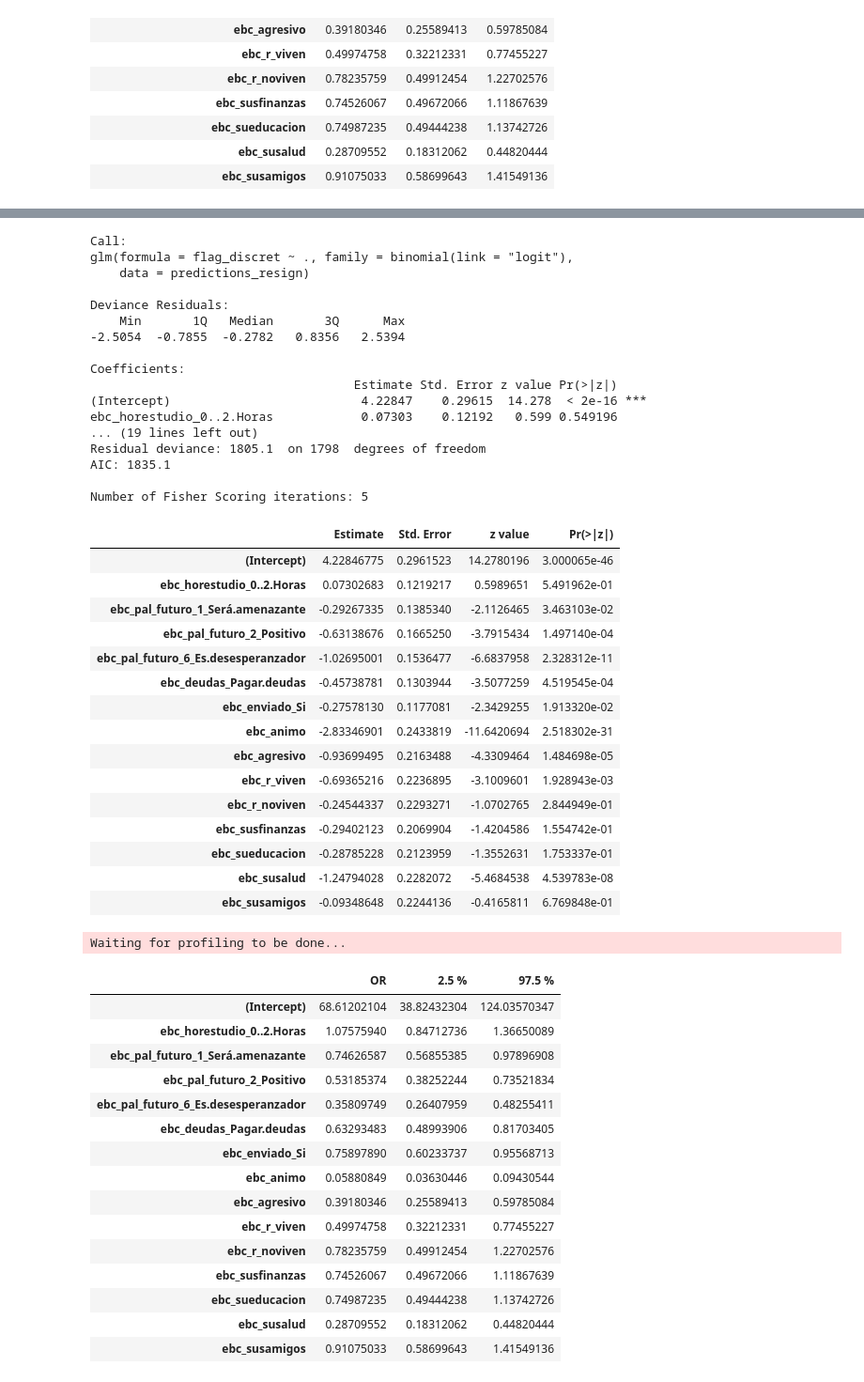
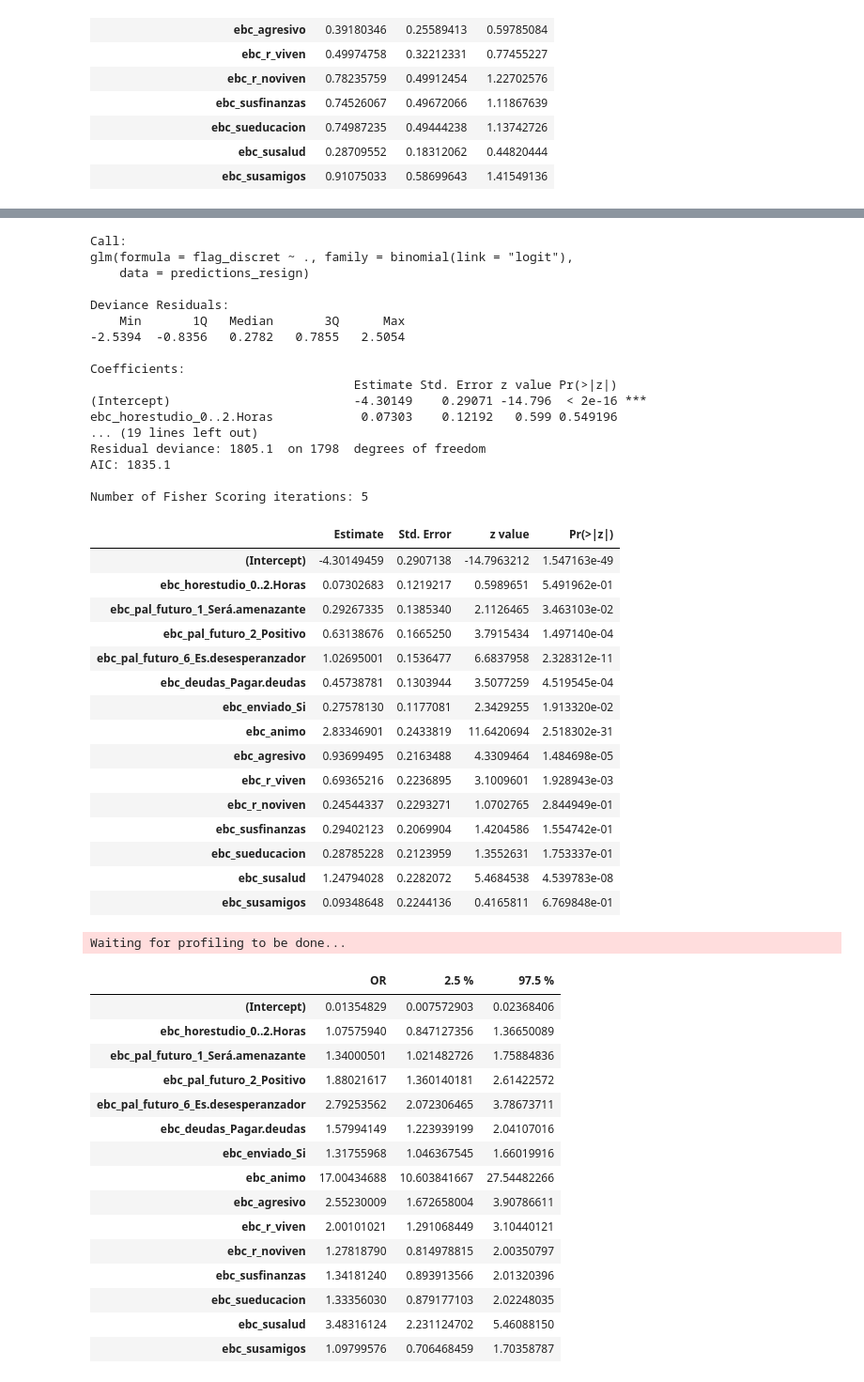
Before and after one commit to Yagwar/Proyectos, a Jupyter notebook: 4_1_2 Regresiones_informativas (R).ipynb, the cells around one changed output, grey strips where cells are left out. Shown at 94% size. Drawn from its saved outputs; the diff is of its cells as text; code cells hidden in the pictures.

```diff
--- a/4_1_2 Regresiones_informativas (R).ipynb
+++ b/4_1_2 Regresiones_informativas (R).ipynb
@@ -438,60 +457,61 @@ Waiting for profiling to be done...
 # %%
 ##Identificar variables con relación inversa y Recodifcar variables inversas
 predictions_resign=predictions_df
-predictions_resign[,model_1$coefficients<0]=1-predictions_resign[,model_1$coefficients<0]
+# predictions_resign[,model_1$coefficients<0]=1-predictions_resign[,model_1$coefficients<0]
+predictions_resign[names(model_1$coefficients[model_1$coefficients<0])]=1-predictions_resign[names(model_1$coefficients[model_1$coefficients<0])]
 ## instanciar modelo_2 con variables recodificadas.
 model_2 <- glm(flag_discret ~.,family=binomial(link='logit'),data=predictions_resign)
 summary(model_2)
 summary(model_2)$coefficients
 exp(cbind(OR = coef(model_2), confint(model_2)))
 # %% [output]
 Call:
 glm(formula = flag_discret ~ ., family = binomial(link = "logit"),
     data = predictions_resign)
 
 Deviance Residuals:
     Min       1Q   Median       3Q      Max
--2.5054  -0.7855  -0.2782   0.8356   2.5394
+-2.5394  -0.8356   0.2782   0.7855   2.5054
 
 Coefficients:
                                     Estimate Std. Error z value Pr(>|z|)
-(Intercept)                          4.22847    0.29615  14.278  < 2e-16 ***
+(Intercept)                         -4.30149    0.29071 -14.796  < 2e-16 ***
 ebc_horestudio_0..2.Horas            0.07303    0.12192   0.599 0.549196
 ... (19 lines left out)
 Residual deviance: 1805.1  on 1798  degrees of freedom
 AIC: 1835.1
 
 Number of Fisher Scoring iterations: 5
 |  | Estimate | Std. Error | z value | Pr(>|z|) |
-| (Intercept) | 4.22846775 | 0.2961523 | 14.2780196 | 3.000065e-46 |
+| (Intercept) | -4.30149459 | 0.2907138 | -14.7963212 | 1.547163e-49 |
 | ebc_horestudio_0..2.Horas | 0.07302683 | 0.1219217 | 0.5989651 | 5.491962e-01 |
-| ebc_pal_futuro_1_Será.amenazante | -0.29267335 | 0.1385340 | -2.1126465 | 3.463103e-02 |
-| ebc_pal_futuro_2_Positivo | -0.63138676 | 0.1665250 | -3.7915434 | 1.497140e-04 |
-| ebc_pal_futuro_6_Es.desesperanzador | -1.02695001 | 0.1536477 | -6.6837958 | 2.328312e-11 |
-| ebc_deudas_Pagar.deudas | -0.45738781 | 0.1303944 | -3.5077259 | 4.519545e-04 |
-| ebc_enviado_Si | -0.27578130 | 0.1177081 | -2.3429255 | 1.913320e-02 |
-| ebc_animo | -2.83346901 | 0.2433819 | -11.6420694 | 2.518302e-31 |
-| ebc_agresivo | -0.93699495 | 0.2163488 | -4.3309464 | 1.484698e-05 |
-| ebc_r_viven | -0.69365216 | 0.2236895 | -3.1009601 | 1.928943e-03 |
-| ebc_r_noviven | -0.24544337 | 0.2293271 | -1.0702765 | 2.844949e-01 |
-| ebc_susfinanzas | -0.29402123 | 0.2069904 | -1.4204586 | 1.554742e-01 |
-| ebc_sueducacion | -0.28785228 | 0.2123959 | -1.3552631 | 1.753337e-01 |
-| ebc_susalud | -1.24794028 | 0.2282072 | -5.4684538 | 4.539783e-08 |
-| ebc_susamigos | -0.09348648 | 0.2244136 | -0.4165811 | 6.769848e-01 |
+| ebc_pal_futuro_1_Será.amenazante | 0.29267335 | 0.1385340 | 2.1126465 | 3.463103e-02 |
+| ebc_pal_futuro_2_Positivo | 0.63138676 | 0.1665250 | 3.7915434 | 1.497140e-04 |
+| ebc_pal_futuro_6_Es.desesperanzador | 1.02695001 | 0.1536477 | 6.6837958 | 2.328312e-11 |
+| ebc_deudas_Pagar.deudas | 0.45738781 | 0.1303944 | 3.5077259 | 4.519545e-04 |
+| ebc_enviado_Si | 0.27578130 | 0.1177081 | 2.3429255 | 1.913320e-02 |
+| ebc_animo | 2.83346901 | 0.2433819 | 11.6420694 | 2.518302e-31 |
+| ebc_agresivo | 0.93699495 | 0.2163488 | 4.3309464 | 1.484698e-05 |
+| ebc_r_viven | 0.69365216 | 0.2236895 | 3.1009601 | 1.928943e-03 |
+| ebc_r_noviven | 0.24544337 | 0.2293271 | 1.0702765 | 2.844949e-01 |
+| ebc_susfinanzas | 0.29402123 | 0.2069904 | 1.4204586 | 1.554742e-01 |
+| ebc_sueducacion | 0.28785228 | 0.2123959 | 1.3552631 | 1.753337e-01 |
+| ebc_susalud | 1.24794028 | 0.2282072 | 5.4684538 | 4.539783e-08 |
+| ebc_susamigos | 0.09348648 | 0.2244136 | 0.4165811 | 6.769848e-01 |
 Waiting for profiling to be done...
 |  | OR | 2.5 % | 97.5 % |
-| (Intercept) | 68.61202104 | 38.82432304 | 124.03570347 |
-| ebc_horestudio_0..2.Horas | 1.07575940 | 0.84712736 | 1.36650089 |
-| ebc_pal_futuro_1_Será.amenazante | 0.74626587 | 0.56855385 | 0.97896908 |
-| ebc_pal_futuro_2_Positivo | 0.53185374 | 0.38252244 | 0.73521834 |
-| ebc_pal_futuro_6_Es.desesperanzador | 0.35809749 | 0.26407959 | 0.48255411 |
-| ebc_deudas_Pagar.deudas | 0.63293483 | 0.48993906 | 0.81703405 |
-| ebc_enviado_Si | 0.75897890 | 0.60233737 | 0.95568713 |
-| ebc_animo | 0.05880849 | 0.03630446 | 0.09430544 |
-| ebc_agresivo | 0.39180346 | 0.25589413 | 0.59785084 |
-| ebc_r_viven | 0.49974758 | 0.32212331 | 0.77455227 |
-| ebc_r_noviven | 0.78235759 | 0.49912454 | 1.22702576 |
-| ebc_susfinanzas | 0.74526067 | 0.49672066 | 1.11867639 |
-| ebc_sueducacion | 0.74987235 | 0.49444238 | 1.13742726 |
-| ebc_susalud | 0.28709552 | 0.18312062 | 0.44820444 |
-| ebc_susamigos | 0.91075033 | 0.58699643 | 1.41549136 |
+| (Intercept) | 0.01354829 | 0.007572903 | 0.02368406 |
+| ebc_horestudio_0..2.Horas | 1.07575940 | 0.847127356 | 1.36650089 |
+| ebc_pal_futuro_1_Será.amenazante | 1.34000501 | 1.021482726 | 1.75884836 |
+| ebc_pal_futuro_2_Positivo | 1.88021617 | 1.360140181 | 2.61422572 |
+| ebc_pal_futuro_6_Es.desesperanzador | 2.79253562 | 2.072306465 | 3.78673711 |
+| ebc_deudas_Pagar.deudas | 1.57994149 | 1.223939199 | 2.04107016 |
+| ebc_enviado_Si | 1.31755968 | 1.046367545 | 1.66019916 |
+| ebc_animo | 17.00434688 | 10.603841667 | 27.54482266 |
+| ebc_agresivo | 2.55230009 | 1.672658004 | 3.90786611 |
+| ebc_r_viven | 2.00101021 | 1.291068449 | 3.10440121 |
+| ebc_r_noviven | 1.27818790 | 0.814978815 | 2.00350797 |
+| ebc_susfinanzas | 1.34181240 | 0.893913566 | 2.01320396 |
+| ebc_sueducacion | 1.33356030 | 0.879177103 | 2.02248035 |
+| ebc_susalud | 3.48316124 | 2.231124702 | 5.46088150 |
+| ebc_susamigos | 1.09799576 | 0.706468459 | 1.70358787 |
```
Also changed, not shown: parts of 9 cells of this notebook.
